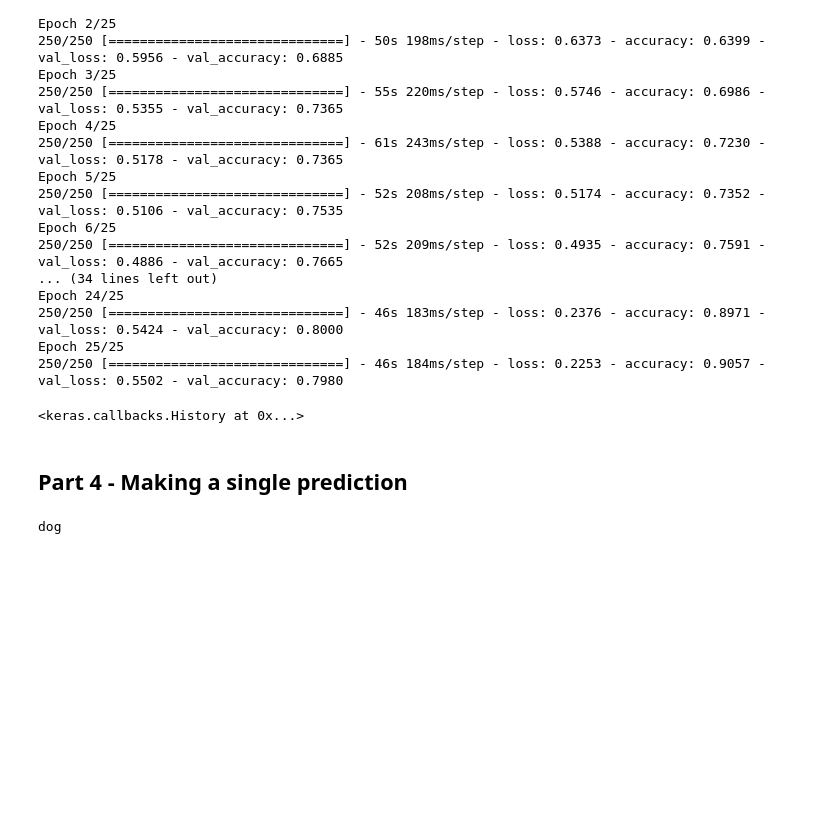
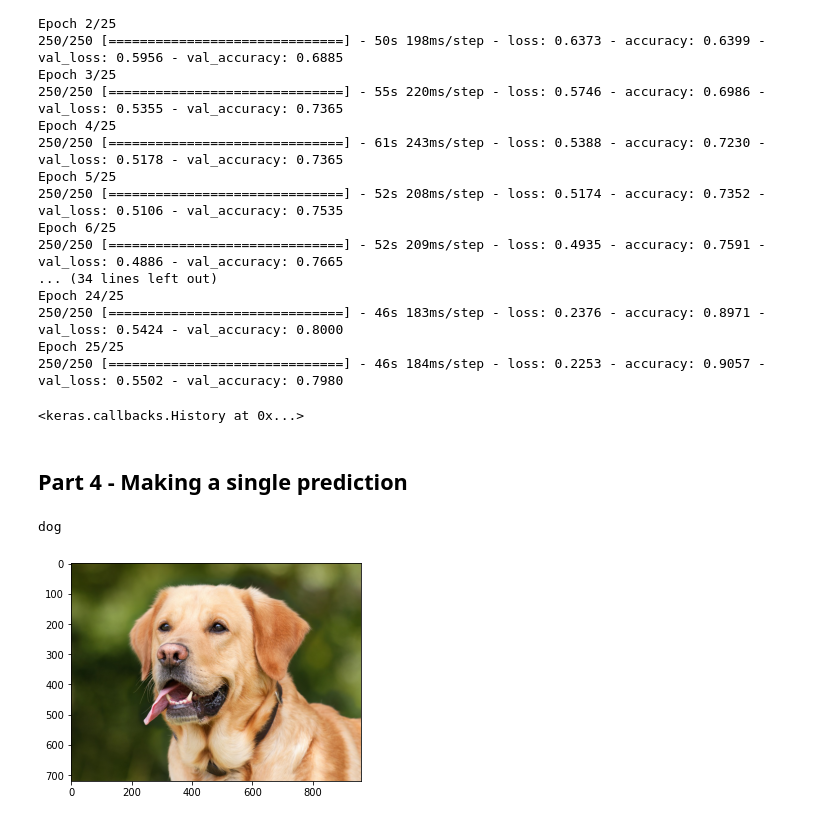
Before and after one commit to neubrom/Machine-Learning-A-Z., a Jupyter notebook: Part 8 - Deep Learning/Section 40 - Convolutional Neural Networks (CNN)/Python/convolutional_neural_network.ipynb, the cells around one changed output. Drawn from its saved outputs; the diff is of its cells as text; code cells hidden in the pictures; blank space fills up the shorter version.

```diff
--- a/Part 8 - Deep Learning/Section 40 - Convolutional Neural Networks (CNN)/Python/convolutional_neural_network.ipynb
+++ b/Part 8 - Deep Learning/Section 40 - Convolutional Neural Networks (CNN)/Python/convolutional_neural_network.ipynb
@@ -112,3 +122,12 @@ else:
 print(prediction)
 # %% [output]
 dog
+# %%
+import matplotlib.pyplot as plt
+import matplotlib.image as img
+
+image = img.imread('dataset/single_prediction/cat_or_dog_1.jpg')
+plt.imshow(image)
+plt.show()
+# %% [output]
+[figure, added]
```
Also changed, not shown: parts of 2 cells of this notebook, 1 other file.
